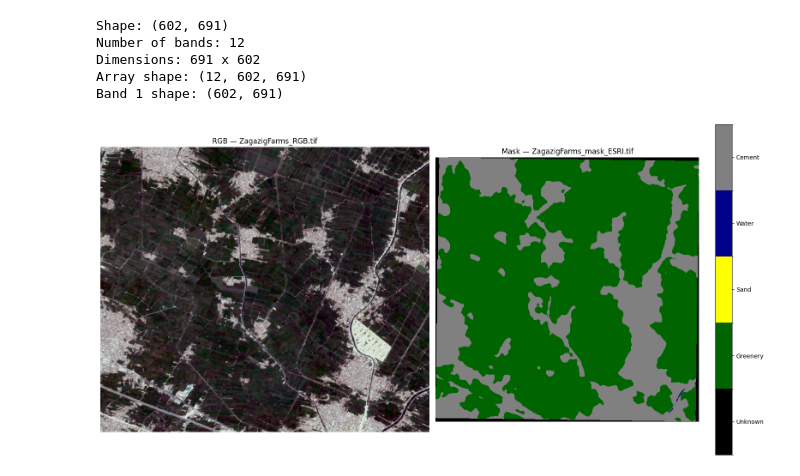
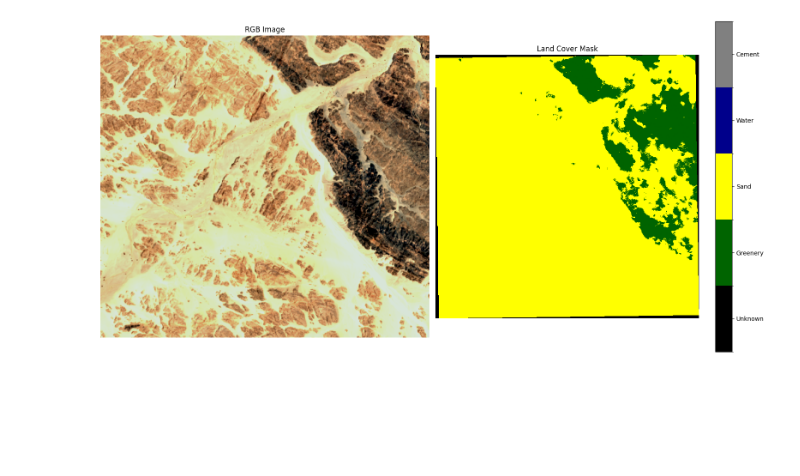
Before and after one commit to CMP26/sat_Project, a Jupyter notebook: sat_project.ipynb, the cells around one changed output. Saved outputs shown, nothing was run; the diff lists cells and outputs as text; code cells hidden in the pictures; blank space fills up the shorter version.

```diff
--- a/sat_project.ipynb
+++ b/sat_project.ipynb
@@ -10,74 +9,54 @@ from sklearn.metrics import confusion_matrix, classification_report, ConfusionMa
 import joblib
 import warnings
 warnings.filterwarnings('ignore')
-# %%
-import rasterio
-
-# Open multi-band image
-with rasterio.open(r'C:\Users\ALI\Desktop\sat_Project\S2_ML_Dataset_V2\CairoDowntown_12band.tif') as src:
-    print(f"Shape: {src.shape}")  # (rows, cols)
-    print(f"Number of bands: {src.count}")
-    print(f"Dimensions: {src.width} x {src.height}")
-
-    # Read all bands into a numpy array
-    img_array = src.read()  # Shape: (bands, rows, cols)
-    print(f"Array shape: {img_array.shape}")
-
-    # Access specific band
-    band1 = src.read(1)  # First band
-    print(f"Band 1 shape: {band1.shape}")
-# %% [output]
-Shape: (602, 691)
-Number of bands: 12
-Dimensions: 691 x 602
-Array shape: (12, 602, 691)
-Band 1 shape: (602, 691)
 # %%
+# this function shows the satellite rgb image next to its land cover mask
 def show_rgb_and_mask(rgb_path, mask_path):
-    with rasterio.open(rgb_path) as src:
-        r = src.read(1).astype(float)
-        g = src.read(2).astype(float)
-        b = src.read(3).astype(float)
 
-    def stretch(band, low=1, high=99):
-        p_low, p_high = np.percentile(band[band > 0], [low, high])
-        band = np.clip(band, p_low, p_high)
-        return (band - p_low) / (p_high - p_low)
+    with rasterio.open(rgb_path) as f:
+        r = f.read(1).astype(float)
+        g = f.read(2).astype(float)
+        b = f.read(3).astype(float)
+
+    # stretch each band so image looks natural
+    def stretch(band):
+        low  = np.percentile(band[band > 0], 1)
+        high = np.percentile(band[band > 0], 99)
+        band = np.clip(band, low, high)
+        band = (band - low) / (high - low)
+        return band
 
     rgb = np.stack([stretch(r), stretch(g), stretch(b)], axis=-1)
+    # gamma correction and white balance to look closer to real colors
     rgb = np.power(rgb, 0.75)
     rgb[:, :, 0] *= 0.85
     rgb[:, :, 1] *= 0.90
     rgb[:, :, 2] *= 0.85
     rgb = np.clip(rgb, 0, 1)
 
-    with rasterio.open(mask_path) as src:
-        mask = src.read(1)
+    with rasterio.open(mask_path) as f:
+        mask = f.read(1)
 
-    cmap = mcolors.ListedColormap(['black', 'darkgreen', 'yellow', 'darkblue', 'gray'])
+    colors = ['black', 'darkgreen', 'yellow', 'darkblue', 'gray']
+    cmap = mcolors.ListedColormap(colors)
     norm = mcolors.BoundaryNorm([0, 1, 2, 3, 4, 5], cmap.N)
 
     fig, axes = plt.subplots(1, 2, figsize=(16, 8))
-
     axes[0].imshow(rgb)
-    axes[0].set_title('RGB — ' + os.path.basename(rgb_path))
+    axes[0].set_title('RGB Image')
     axes[0].axis('off')
 
     im = axes[1].imshow(mask, cmap=cmap, norm=norm)
     cbar = plt.colorbar(im, ax=axes[1], ticks=[0.5, 1.5, 2.5, 3.5, 4.5])
     cbar.ax.set_yticklabels(['Unknown', 'Greenery', 'Sand', 'Water', 'Cement'])
-    axes[1].set_title('Mask — ' + os.path.basename(mask_path))
+    axes[1].set_title('Land Cover Mask')
     axes[1].axis('off')
 
     plt.tight_layout()
     plt.show()
 
-
-BASE = r'C:\Users\ALI\Desktop\sat_Project\S2_ML_Dataset_V2\ZagazigFarms'
-show_rgb_and_mask(
-    rgb_path  = BASE + r'_RGB.tif',
-    mask_path = BASE + r'_mask_ESRI.tif'
-)
+BASE_SAMPLE = r'C:\Users\ALI\Desktop\sat_Project\S2_ML_Dataset_V2\WadiElGemal'
+show_rgb_and_mask(BASE_SAMPLE + r'_RGB.tif', BASE_SAMPLE + r'_mask_ESRI.tif')
 # %% [output]
-[figure, old version]
+[figure, new version]
 # %%
```
Also changed, not shown: parts of 10 cells of this notebook, 1 other file.
